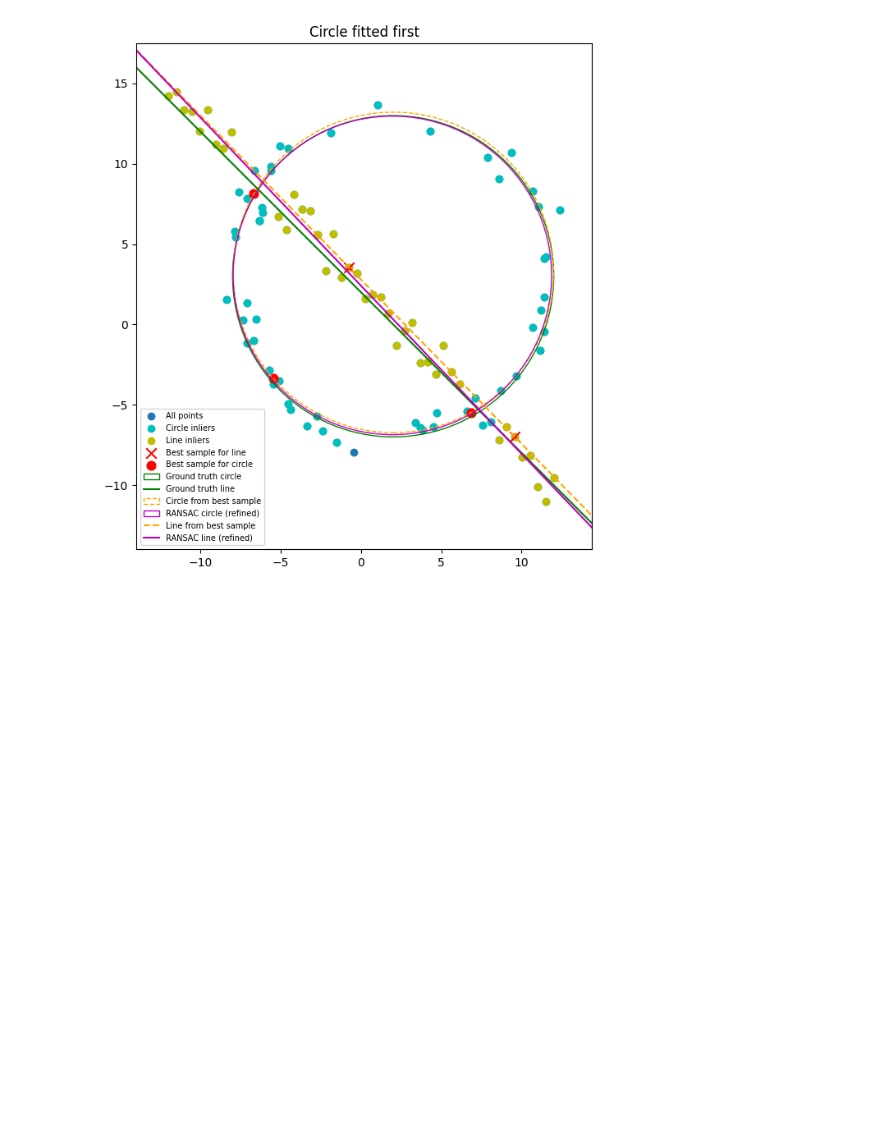
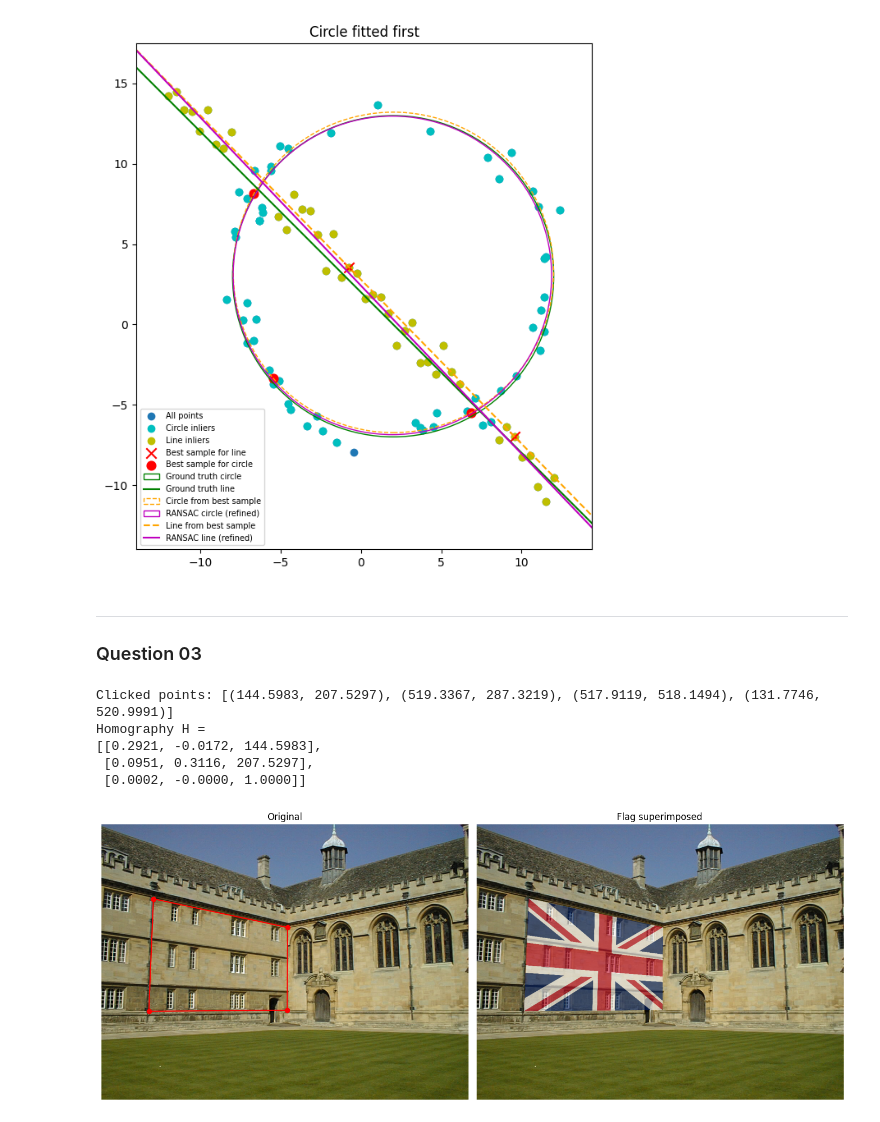
Before and after one commit to Akisara-23/EN3160_Assignment_02, a Jupyter notebook: 230229P_A_02.ipynb, the cells around one changed output. Drawn from its saved outputs; the diff is of its cells as text; code cells hidden in the pictures; blank space fills up the shorter version.

Commit message:
Third question is done

```diff
--- a/230229P_A_02.ipynb
+++ b/230229P_A_02.ipynb
@@ -242,3 +253,54 @@ Circle-first: refined circle (cx,cy,r): (1.9521, 3.0539, 9.9150)   (ground truth
 Circle-first: RANSAC line (a,b,d): (-0.7147, -0.6994, -1.9487)  inliers: 41
 Circle-first: refined line (a,b,d): (-0.7232, -0.6907, -1.6638)
 [figure]
+# %% [markdown]
+---
+
+### Question 03
+# %%
+%matplotlib qt
+
+arch = cv.imread('a2images/wadham.jpg')
+flag = cv.imread('a2images/flag.png')
+assert arch is not None and flag is not None, "check image paths"
+
+# click the 4 points in the pop-up window
+fig, ax = plt.subplots(figsize=(10, 7))
+ax.imshow(cv.cvtColor(arch, cv.COLOR_BGR2RGB))
+ax.set_title('Click 4 corners: TL, TR, BR, BL')
+pts = plt.ginput(4, timeout=0)
+plt.close(fig)
+
+# switch back to inline
+%matplotlib inline
+import matplotlib.pyplot as plt
+
+dst = np.array(pts, dtype=np.float32)
+print("Clicked points:", [(round(float(x), 4), round(float(y), 4)) for x, y in pts])
+h, w = flag.shape[:2]
+src = np.array([[0, 0], [w - 1, 0], [w - 1, h - 1], [0, h - 1]], dtype=np.float32)
+
+H, _ = cv.findHomography(src, dst)
+print("Homography H =")
+print(np.array2string(H, formatter={'float_kind': lambda v: f"{v:.4f}"}, separator=", "))
+warped = cv.warpPerspective(flag, H, (arch.shape[1], arch.shape[0]))
+mask = cv.warpPerspective(np.full((h, w), 255, np.uint8), H, (arch.shape[1], arch.shape[0]))
+
+alpha = 0.6
+m3 = mask[..., None] / 255.0
+blend = (arch * (1 - alpha * m3) + warped * (alpha * m3)).astype(np.uint8)
+
+fig, axs = plt.subplots(1, 2, figsize=(14, 6))
+axs[0].imshow(cv.cvtColor(arch, cv.COLOR_BGR2RGB)); axs[0].set_title('Original')
+axs[0].plot(*np.vstack([dst, dst[:1]]).T, 'r-o')
+axs[1].imshow(cv.cvtColor(blend, cv.COLOR_BGR2RGB)); axs[1].set_title('Flag superimposed')
+for a in axs: a.axis('off')
+plt.tight_layout()
+plt.show()
+# %% [output]
+Clicked points: [(144.5983, 207.5297), (519.3367, 287.3219), (517.9119, 518.1494), (131.7746, 520.9991)]
+Homography H =
+[[0.2921, -0.0172, 144.5983],
+ [0.0951, 0.3116, 207.5297],
+ [0.0002, -0.0000, 1.0000]]
+[figure, added]
```
Also changed, not shown: parts of 5 cells of this notebook.
